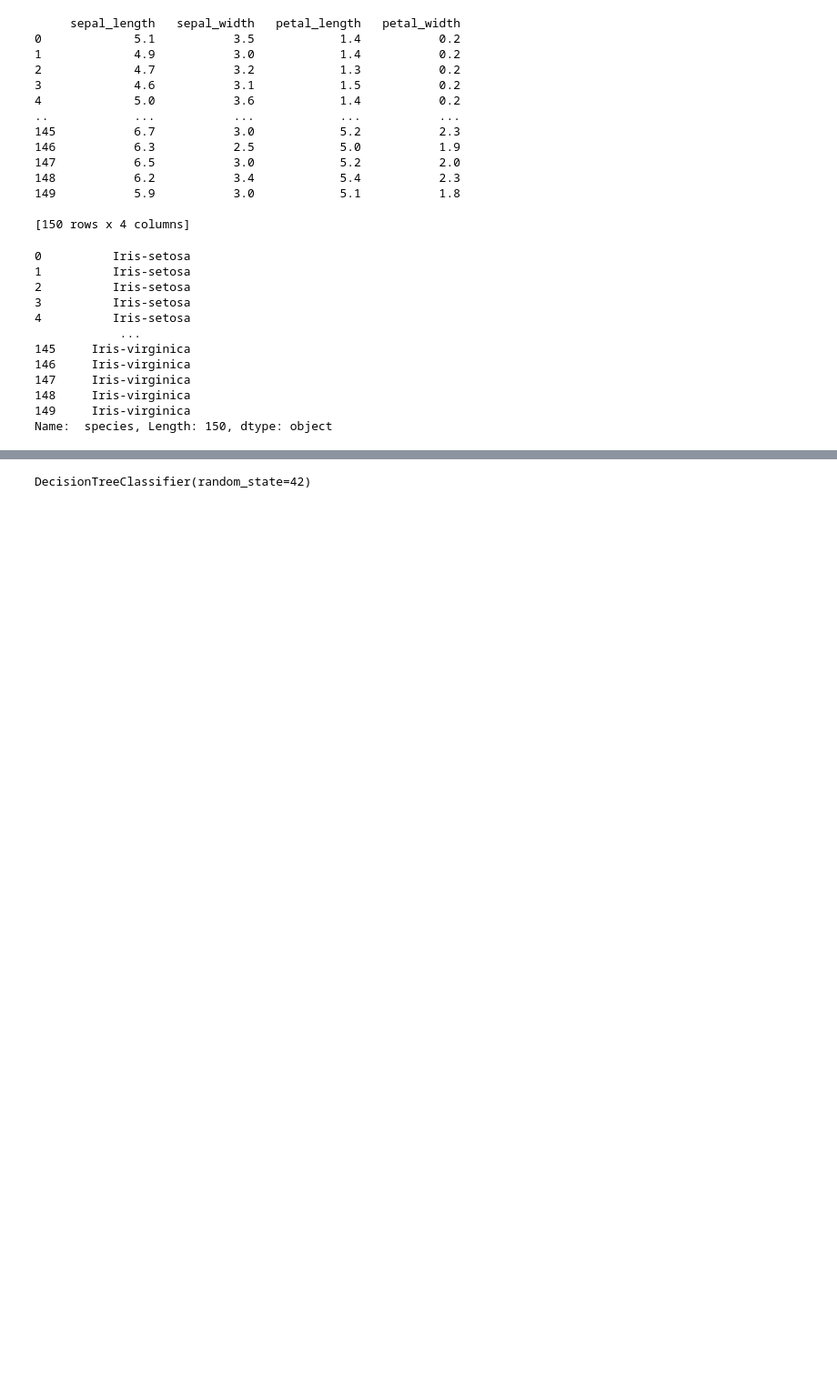
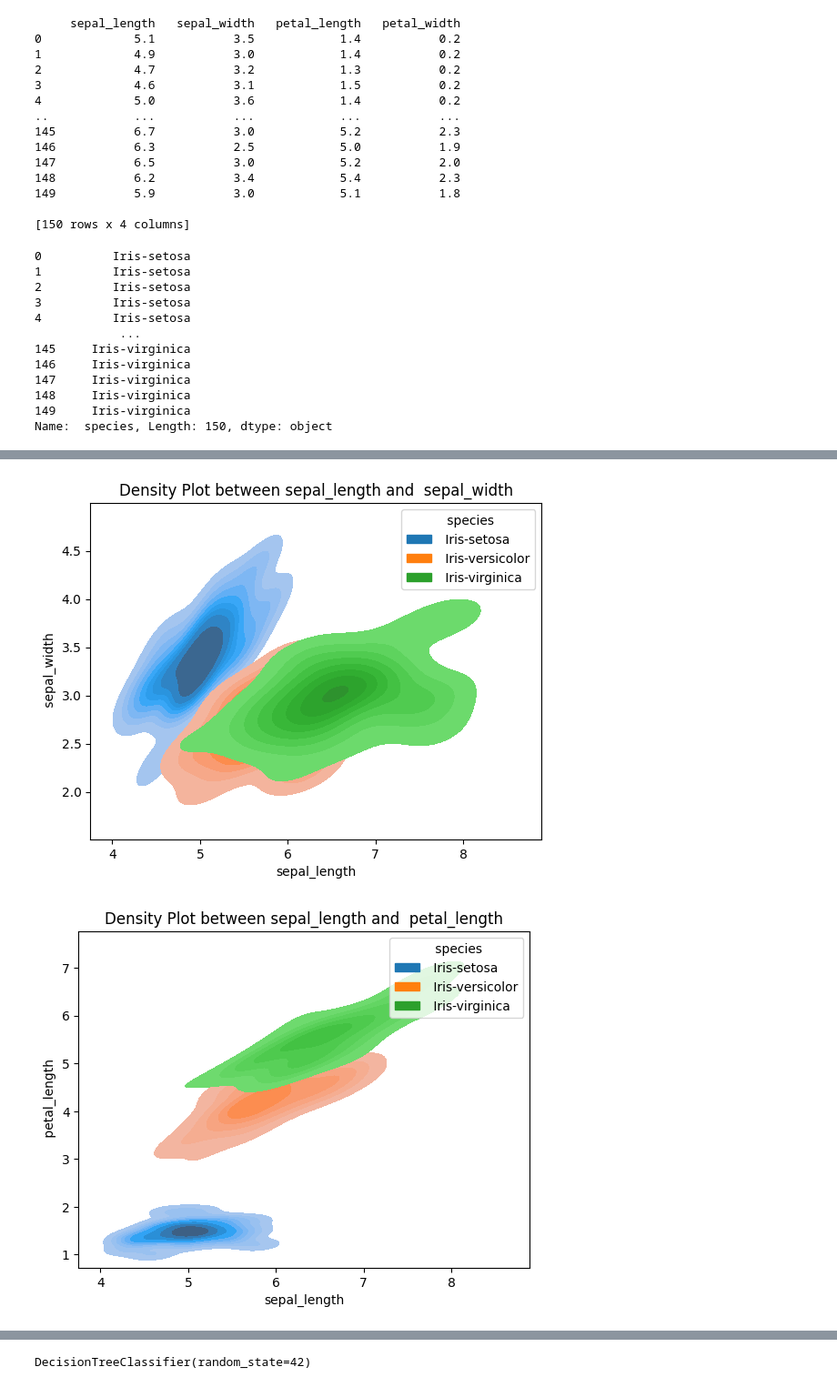
Before and after one commit to Miska0727/aidTech_Iris_Flower_Classification, a Jupyter notebook: main.ipynb, the cells around one changed output, grey strips where cells are left out. Shown: that part at 91% size. Drawn from its saved outputs; the diff is of its cells as text; code cells hidden in the pictures; blank space fills up the shorter version.

```diff
--- a/main.ipynb
+++ b/main.ipynb
@@ -181,0 +224,10 @@ plt.show()
+# %%
+for i, feature1 in enumerate(iris.columns[:-1]):
+    for j, feature2 in enumerate(iris.columns[:-1]):
+        if i < j:
+            sns.kdeplot(data=iris, x=feature1, y=feature2, hue=' species', fill=True)
+            plt.title(f'Density Plot between {feature1} and {feature2}')
+            plt.show()
+# %% [output]
+[figure, added]
+[figure, added]
```
Also changed, not shown: parts of 9 cells of this notebook.
